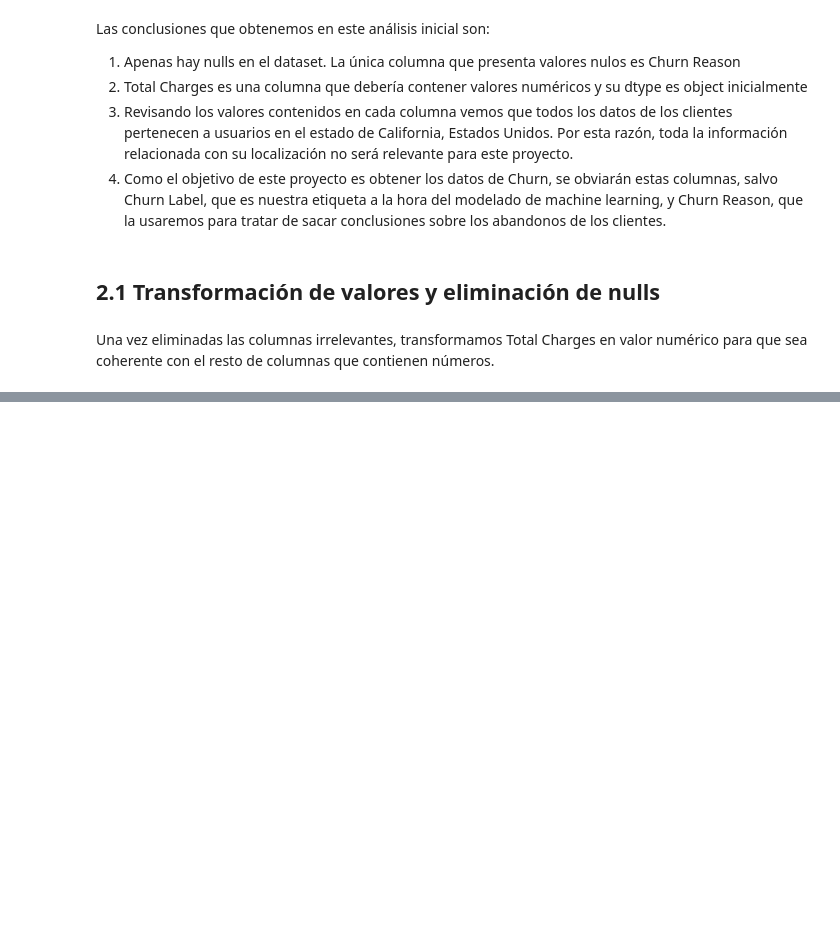
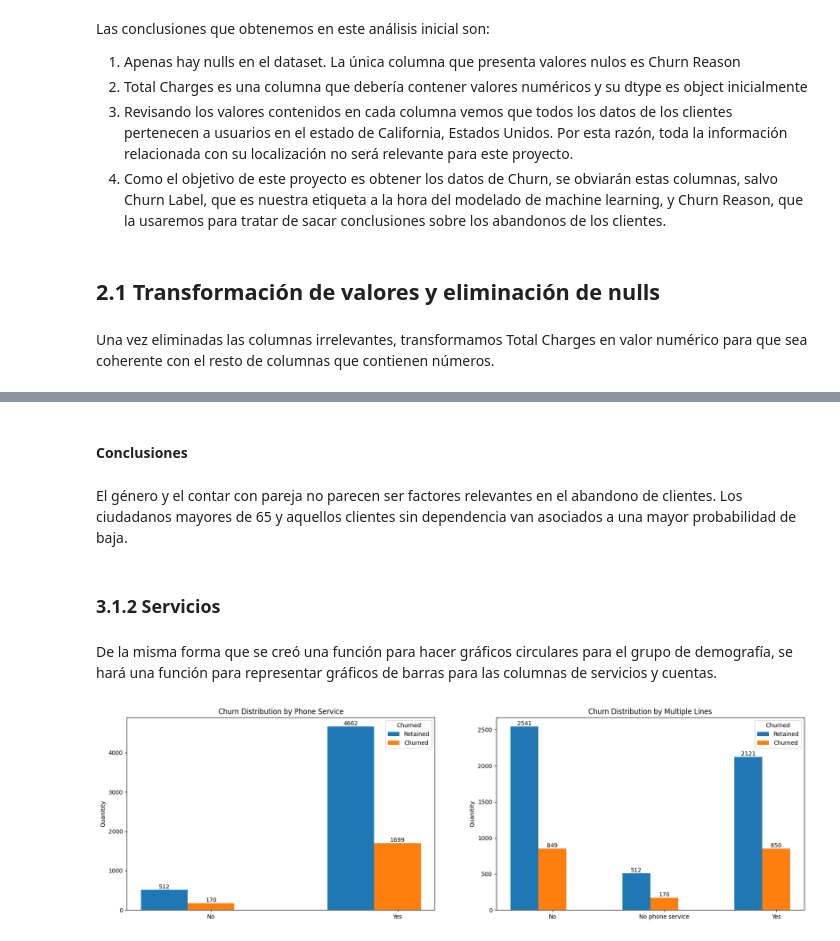
Before and after one commit to angelfergar/ChurnRetention-SP, a Jupyter notebook: notebooks/Exploratory_Analysis.ipynb, the cells around one changed output, grey strips where cells are left out. Saved outputs shown, nothing was run; the diff lists cells and outputs as text; code cells hidden in the pictures; blank space fills up the shorter version.

```diff
--- a/notebooks/Exploratory_Analysis.ipynb
+++ b/notebooks/Exploratory_Analysis.ipynb
@@ -69,0 +223,42 @@ Una vez eliminadas las columnas irrelevantes, transformamos Total Charges en val
+# %% [markdown]
+#### Conclusiones
+# %% [markdown]
+El género y el contar con pareja no parecen ser factores relevantes en el abandono de clientes. Los ciudadanos mayores de 65 y aquellos clientes sin dependencia van asociados a una mayor probabilidad de baja.
+# %% [markdown]
+### 3.1.2 Servicios
+# %% [markdown]
+De la misma forma que se creó una función para hacer gráficos circulares para el grupo de demografía, se hará una función para representar gráficos de barras para las columnas de servicios y cuentas.
+# %%
+def bar_churn_comparision_multiple(df, column, ax):
+
+  churn_data = churn_count(df, column)
+
+  attributes = sorted(df[column].unique())
+  churn_ratio = {'Retained':churn_data['Retained'], 'Churned':churn_data['Churned'], }
+
+  x = np.arange(len(attributes))
+  width = 0.25
+  multiplier = 0
+
+# Colocamos las etiquetas en el gráfico de barras
+  for state, quantity in churn_ratio.items():
+    offset = width * multiplier
+    rects = ax.bar(x + offset, quantity, width, label=state)
+    ax.bar_label(rects, padding=0)
+    multiplier += 1
+
+  ax.set_ylabel('Quanitity')
+  ax.set_title(f'Churn Distribution by {column}')
+  ax.set_xticks(x + width, attributes)
+  ax.legend(title = 'Churned',loc='best')
+# %%
+fig, axes = plt.subplots(1, 2, figsize=(21, 6))
+
+columns = ['Phone Service', 'Multiple Lines']
+
+for i, column in enumerate(columns):
+  bar_churn_comparision_multiple(df,column, axes[i])
+
+plt.show()
+# %% [output]
+[figure, added]
```
Also changed, not shown: parts of 55 cells of this notebook.
